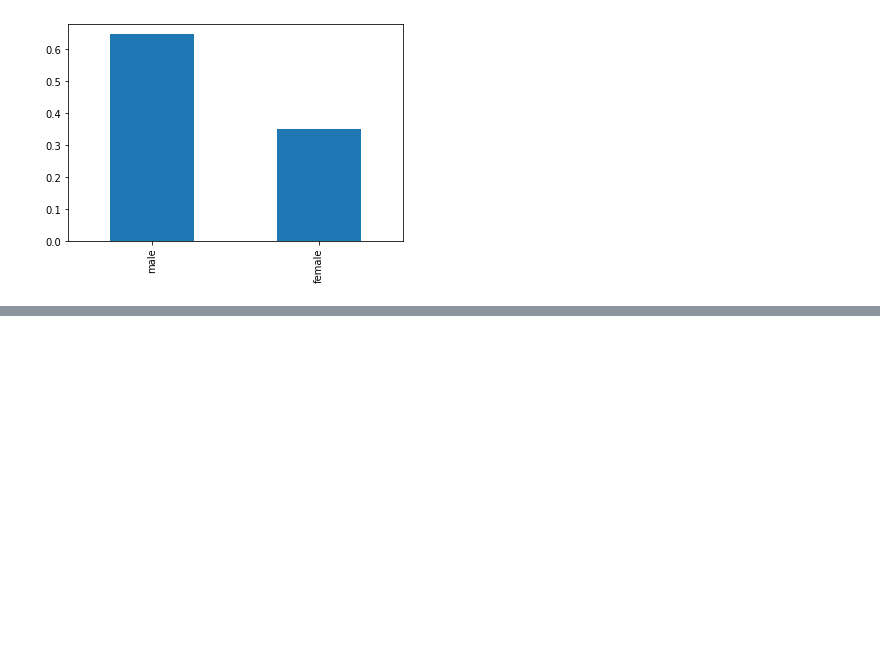
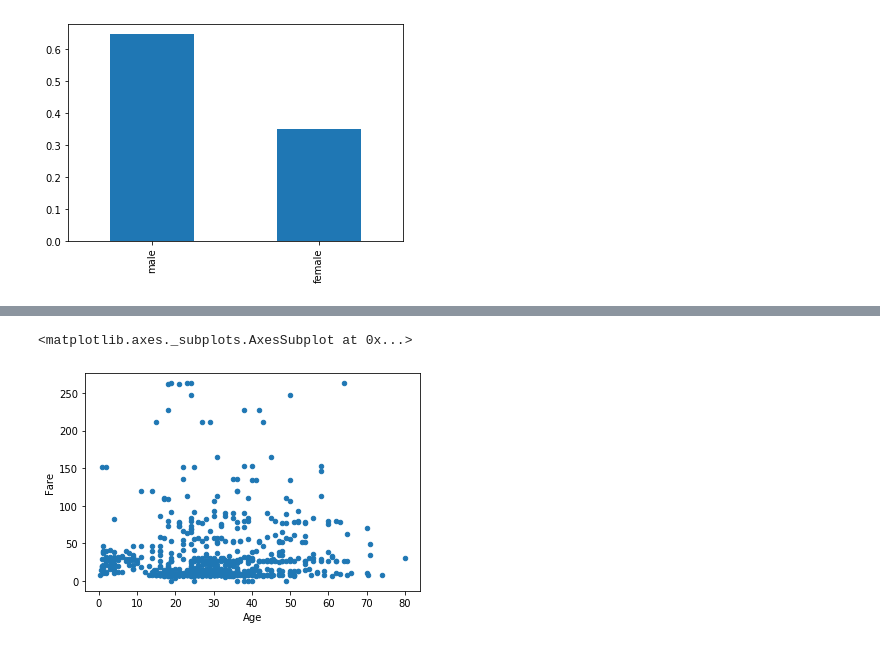
Before and after one commit to Jay952/Machine_Learning_Using_Python, a Jupyter notebook: Predective_Modeling/Untitled.ipynb, the cells around one changed output, grey strips where cells are left out. Drawn from its saved outputs; the diff is of its cells as text; code cells hidden in the pictures; blank space fills up the shorter version.

```diff
--- a/Predective_Modeling/Untitled.ipynb
+++ b/Predective_Modeling/Untitled.ipynb
@@ -85,0 +308,5 @@ df['Sex'].value_counts().plot.bar()
+# %%
+kf.plot.scatter('Age','Fare')
+# %% [output]
+<matplotlib.axes._subplots.AxesSubplot at 0x...>
+[figure, added]
```
Also changed, not shown: parts of 38 cells of this notebook.
